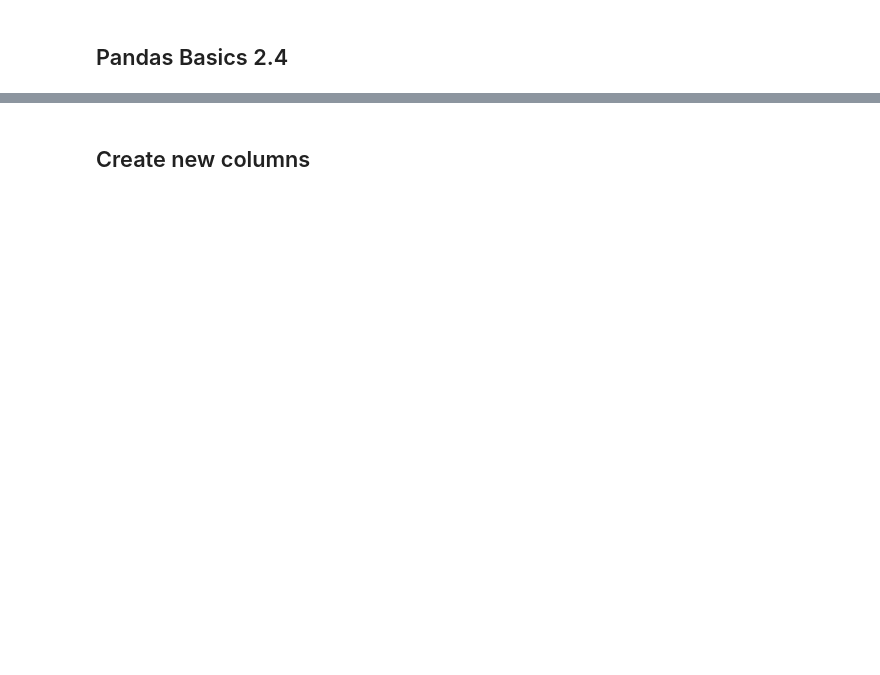
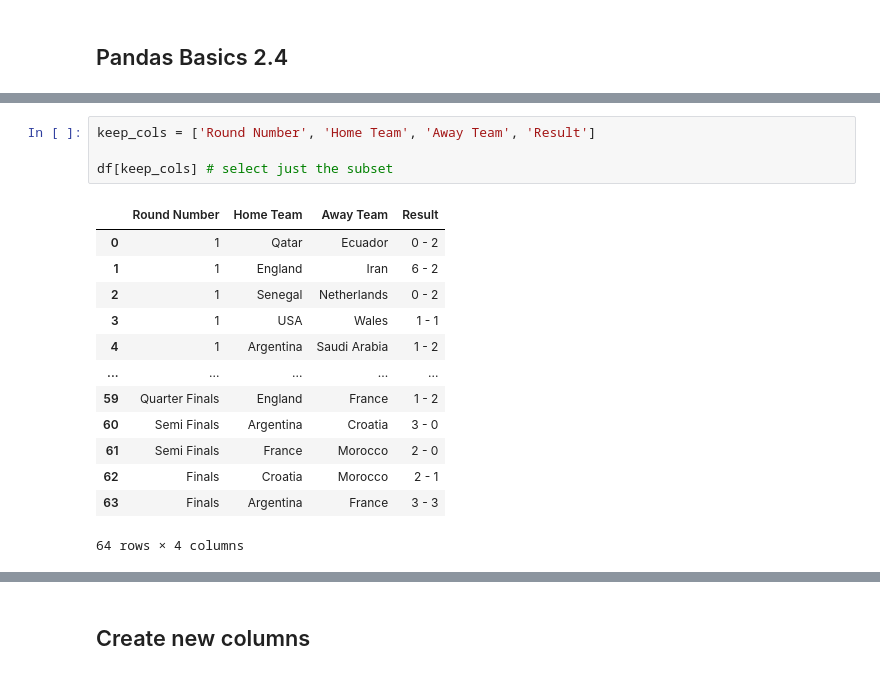
Before and after one commit to OptimalDecisions/sports-analytics-foundations, a Jupyter notebook: pandas-basics/Pandas_Basics_2_4_Column_Operations.ipynb, the cells around one changed output, grey strips where cells are left out. Saved outputs shown, nothing was run; the diff lists cells and outputs as text; blank space fills up the shorter version.

```diff
--- a/pandas-basics/Pandas_Basics_2_4_Column_Operations.ipynb
+++ b/pandas-basics/Pandas_Basics_2_4_Column_Operations.ipynb
@@ -18,0 +50,18 @@
+# %%
+keep_cols = ['Round Number', 'Home Team', 'Away Team', 'Result']
+
+df[keep_cols] # select just the subset
+# %% [output]
+|  | Round Number | Home Team | Away Team | Result |
+| 0 | 1 | Qatar | Ecuador | 0 - 2 |
+| 1 | 1 | England | Iran | 6 - 2 |
+| 2 | 1 | Senegal | Netherlands | 0 - 2 |
+| 3 | 1 | USA | Wales | 1 - 1 |
+| 4 | 1 | Argentina | Saudi Arabia | 1 - 2 |
+| ... | ... | ... | ... | ... |
+| 59 | Quarter Finals | England | France | 1 - 2 |
+| 60 | Semi Finals | Argentina | Croatia | 3 - 0 |
+| 61 | Semi Finals | France | Morocco | 2 - 0 |
+| 62 | Finals | Croatia | Morocco | 2 - 1 |
+| 63 | Finals | Argentina | France | 3 - 3 |
+64 rows × 4 columns
```
Also changed, not shown: parts of 24 cells of this notebook.
